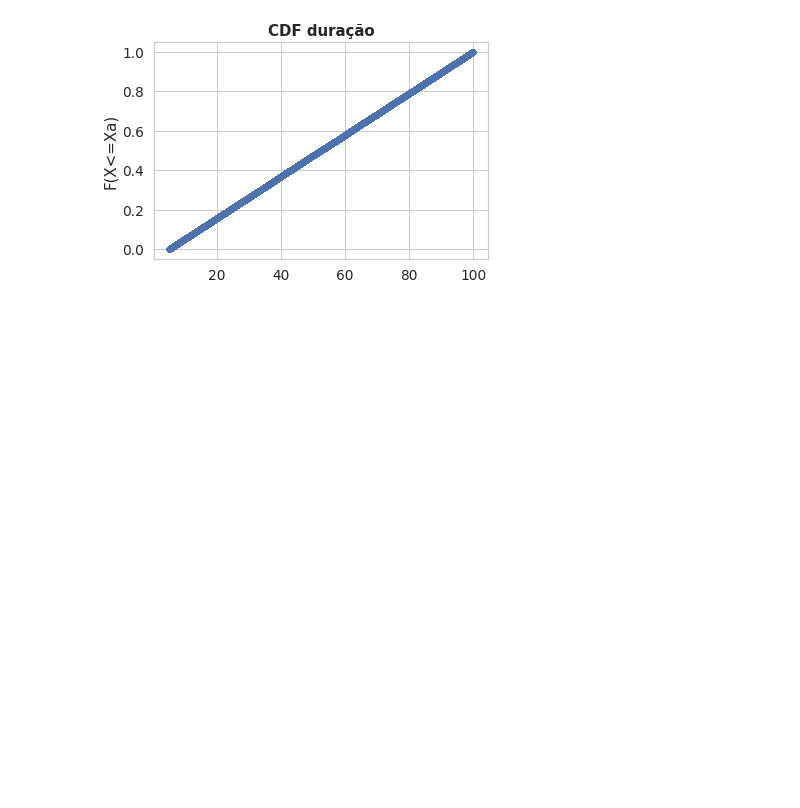
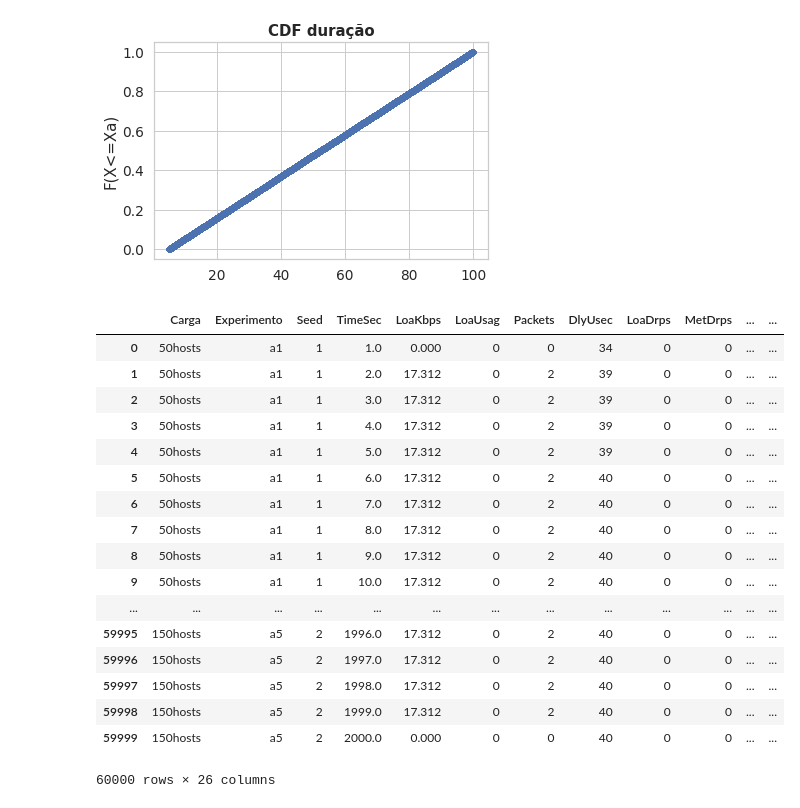
Before and after one commit to pedrobellotti/iperftestes, a Jupyter notebook: Simulacao/NovoArtigo/analiseEstavel.ipynb, the cells around one changed output. Drawn from its saved outputs; the diff is of its cells as text; code cells hidden in the pictures; blank space fills up the shorter version.

```diff
--- a/Simulacao/NovoArtigo/analiseEstavel.ipynb
+++ b/Simulacao/NovoArtigo/analiseEstavel.ipynb
@@ -412,3 +412,26 @@ grafico = plt.title("CDF duração")
 plt.show()
 # %% [output]
 [figure]
+# %%
+df_hw = read_df_hw()
+df_hw.reset_index(inplace = True)
+df_hw
+# %% [output]
+|  | Carga | Experimento | Seed | TimeSec | LoaKbps | LoaUsag | Packets | DlyUsec | LoaDrps | MetDrps | ... | ... |
+| 0 | 50hosts | a1 | 1 | 1.0 | 0.000 | 0 | 0 | 34 | 0 | 0 | ... | ... |
+| 1 | 50hosts | a1 | 1 | 2.0 | 17.312 | 0 | 2 | 39 | 0 | 0 | ... | ... |
+| 2 | 50hosts | a1 | 1 | 3.0 | 17.312 | 0 | 2 | 39 | 0 | 0 | ... | ... |
+| 3 | 50hosts | a1 | 1 | 4.0 | 17.312 | 0 | 2 | 39 | 0 | 0 | ... | ... |
+| 4 | 50hosts | a1 | 1 | 5.0 | 17.312 | 0 | 2 | 39 | 0 | 0 | ... | ... |
+| 5 | 50hosts | a1 | 1 | 6.0 | 17.312 | 0 | 2 | 40 | 0 | 0 | ... | ... |
+| 6 | 50hosts | a1 | 1 | 7.0 | 17.312 | 0 | 2 | 40 | 0 | 0 | ... | ... |
+| 7 | 50hosts | a1 | 1 | 8.0 | 17.312 | 0 | 2 | 40 | 0 | 0 | ... | ... |
+| 8 | 50hosts | a1 | 1 | 9.0 | 17.312 | 0 | 2 | 40 | 0 | 0 | ... | ... |
+| 9 | 50hosts | a1 | 1 | 10.0 | 17.312 | 0 | 2 | 40 | 0 | 0 | ... | ... |
+| ... | ... | ... | ... | ... | ... | ... | ... | ... | ... | ... | ... | ... |
+| 59995 | 150hosts | a5 | 2 | 1996.0 | 17.312 | 0 | 2 | 40 | 0 | 0 | ... | ... |
+| 59996 | 150hosts | a5 | 2 | 1997.0 | 17.312 | 0 | 2 | 40 | 0 | 0 | ... | ... |
+| 59997 | 150hosts | a5 | 2 | 1998.0 | 17.312 | 0 | 2 | 40 | 0 | 0 | ... | ... |
+| 59998 | 150hosts | a5 | 2 | 1999.0 | 17.312 | 0 | 2 | 40 | 0 | 0 | ... | ... |
+| 59999 | 150hosts | a5 | 2 | 2000.0 | 0.000 | 0 | 0 | 40 | 0 | 0 | ... | ... |
+60000 rows × 26 columns
```
Also changed, not shown: parts of 4 cells of this notebook.
